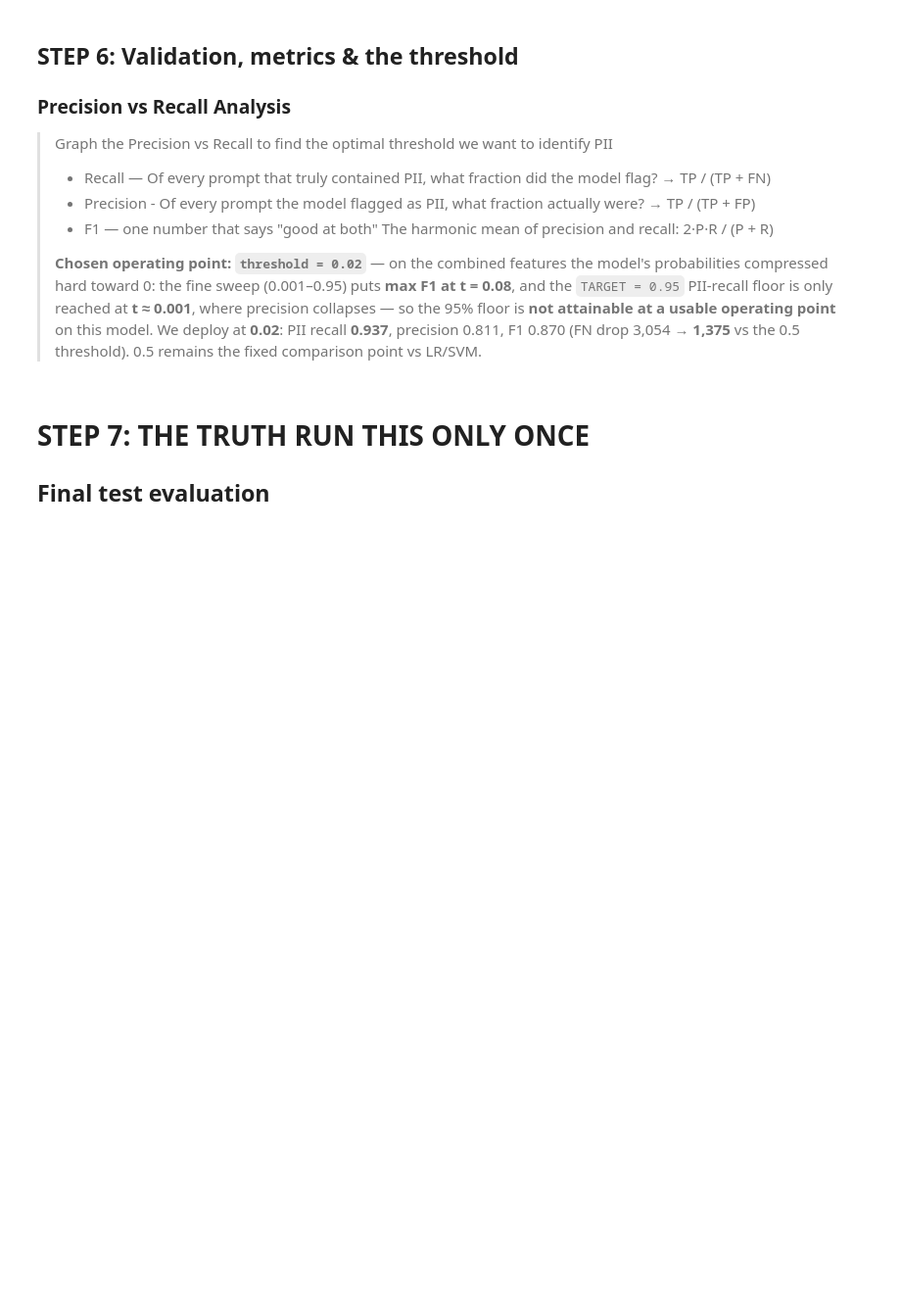
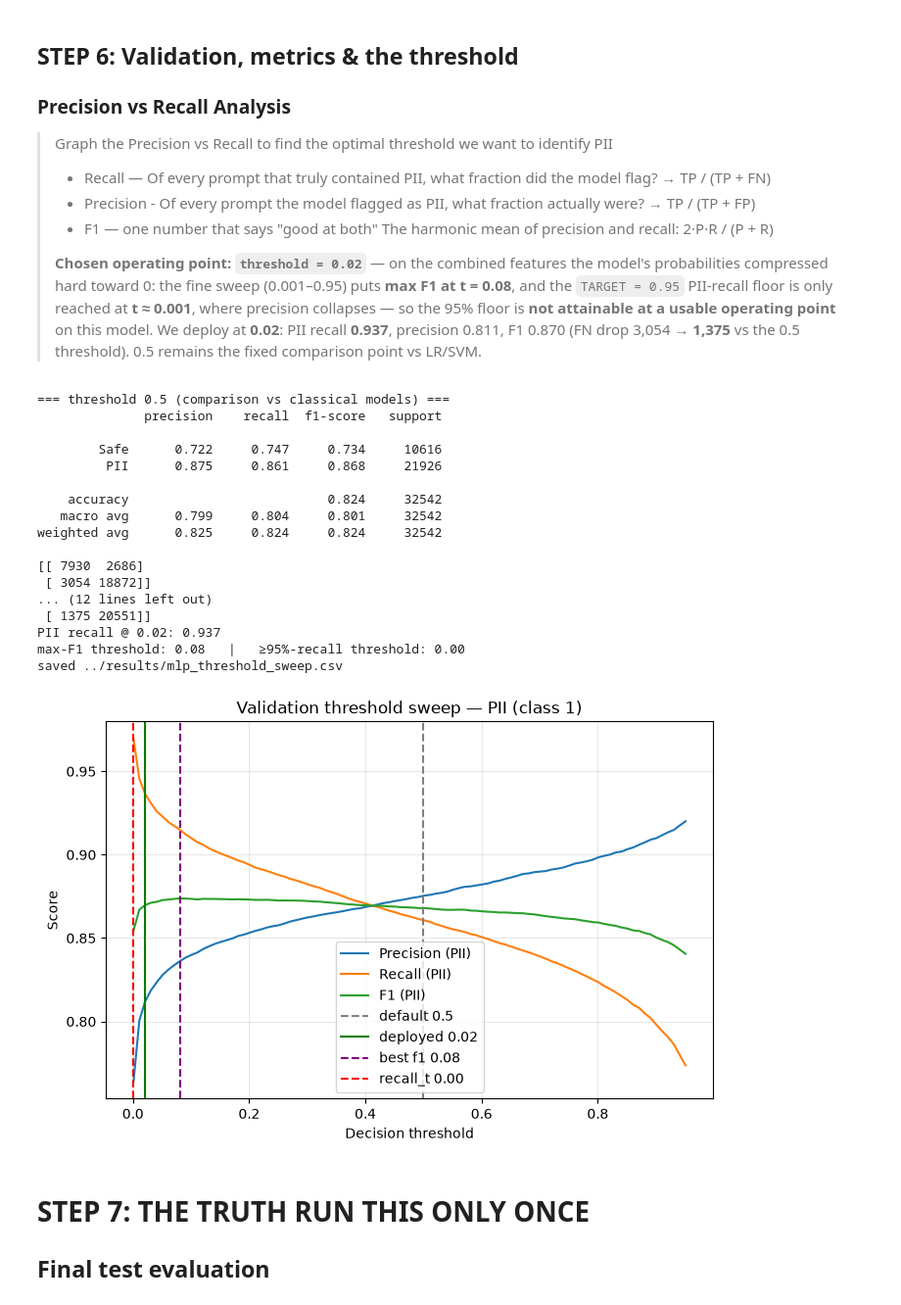
Before and after one commit to Cyber-207/cyber207_specialized_PII_detection_comparison, a Jupyter notebook: notebooks/04_neural_net.ipynb, the cells around one changed output. Shown at 98% size. Cells and saved outputs as stored; diff of their text form; code cells hidden in the pictures; blank space fills up the shorter version.

```diff
--- a/notebooks/04_neural_net.ipynb
+++ b/notebooks/04_neural_net.ipynb
@@ -410,33 +410,57 @@ y_true, probs = get_probs(model, val_loader)
 # sweep a grid from .05 -> .95 every 0.5 save them for the graph and analysis
 thresholds = np.arange(0.001, 0.96, 0.01)
 prec, rec, f1s, missed = [], [], [], []
 for t in thresholds:
     y_pred = (probs >= t).astype(int)
     prec.append(precision_score(y_true, y_pred, pos_label=1, zero_division=0))
     rec.append(  recall_score(y_true, y_pred, pos_label=1) )
     f1s.append(  f1_score(y_true, y_pred, pos_label=1))
     missed.append(((y_true == 1) & (y_pred == 0)).sum())   # false negatives = PII let through
 
 ### Find the best f1 and optimal recal threshold for given TARGET
 best_f1_t = thresholds[np.argmax(f1s)]
 # security-oriented: highest threshold that still hits a recall floor (keeps precision as high as possible)
 TARGET = 0.95
 ok = [t for t, r in zip(thresholds, rec) if r >= TARGET]
 recall_t = max(ok) if ok else thresholds[0]
 print(f"max-F1 threshold: {best_f1_t:.2f}   |   ≥{TARGET:.0%}-recall threshold: {recall_t:.2f}")
 
+# persist the sweep so 06/the write-up can plot the operating-point choice without retraining
+pd.DataFrame({"threshold": thresholds, "precision_pii": prec, "recall_pii": rec,
+              "f1_pii": f1s, "fn": missed}).to_csv(Path("../results/mlp_threshold_sweep.csv"), index=False)
+print("saved ../results/mlp_threshold_sweep.csv")
+
 # 3) plot
 plt.figure(figsize=(8,5))
 plt.plot(thresholds, prec, label="Precision (PII)")
 plt.plot(thresholds, rec,  label="Recall (PII)")
 plt.plot(thresholds, f1s,  label="F1 (PII)")
 plt.axvline(0.5, ls="--", color="gray", label="default 0.5")
 plt.axvline(threshold, ls="-", color="green", label=f"deployed {threshold}")
 plt.axvline(best_f1_t, ls="--", color="purple", label=f"best f1 {best_f1_t:.2f}")
 plt.axvline(recall_t, ls="--", color="red", label=f"recall_t {recall_t:.2f}")
 plt.xlabel("Decision threshold"); plt.ylabel("Score")
 plt.title("Validation threshold sweep — PII (class 1)")
 plt.legend(); plt.grid(alpha=0.3); plt.show()
+# %% [output]
+=== threshold 0.5 (comparison vs classical models) ===
+              precision    recall  f1-score   support
+
+        Safe      0.722     0.747     0.734     10616
+         PII      0.875     0.861     0.868     21926
+
+    accuracy                          0.824     32542
+   macro avg      0.799     0.804     0.801     32542
+weighted avg      0.825     0.824     0.824     32542
+
+[[ 7930  2686]
+ [ 3054 18872]]
+... (12 lines left out)
+ [ 1375 20551]]
+PII recall @ 0.02: 0.937
+max-F1 threshold: 0.08   |   ≥95%-recall threshold: 0.00
+saved ../results/mlp_threshold_sweep.csv
+[figure, added]
 # %% [markdown]
 # STEP 7: THE TRUTH RUN THIS ONLY ONCE
 ## Final test evaluation
```
Also changed, not shown: parts of 6 cells of this notebook, 27 other files.
